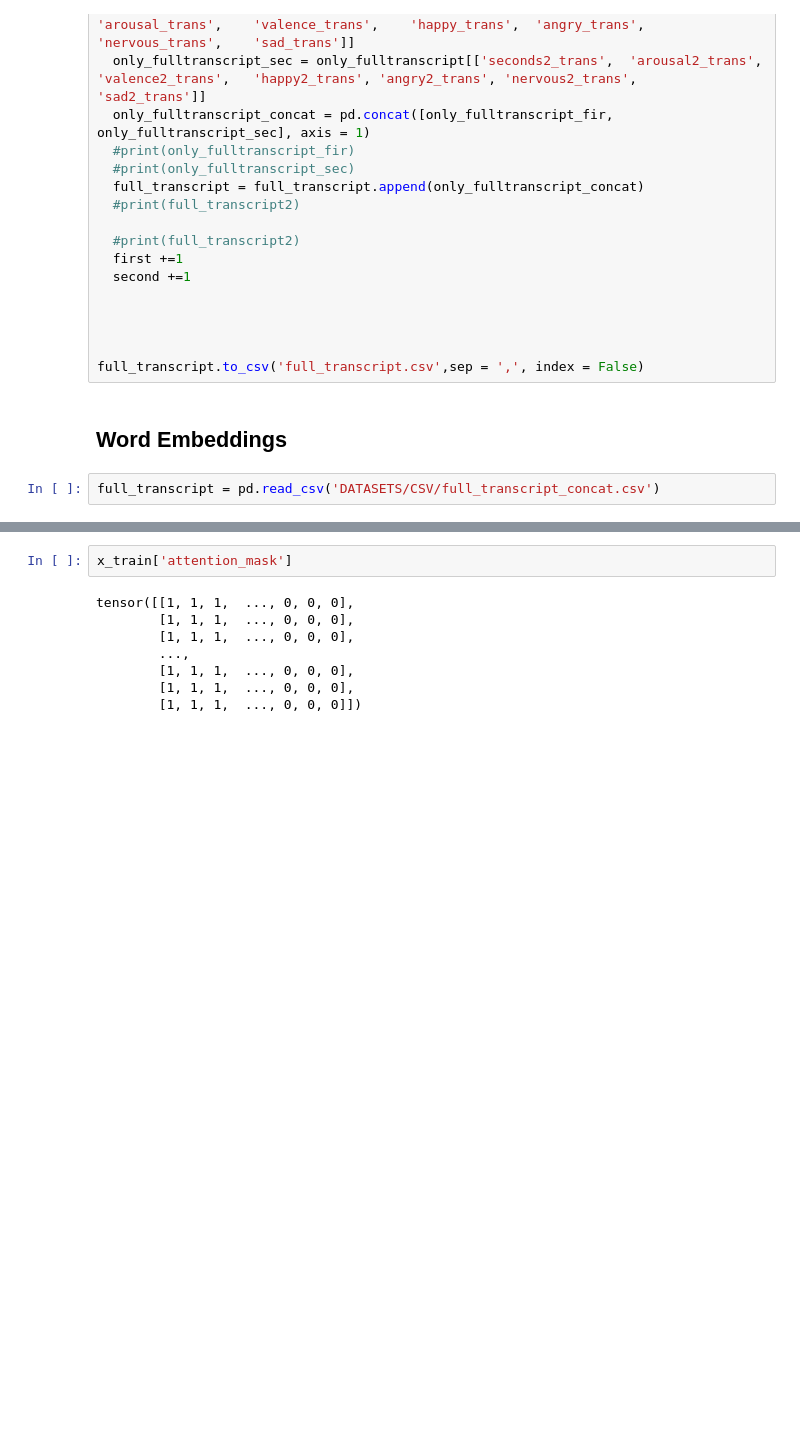
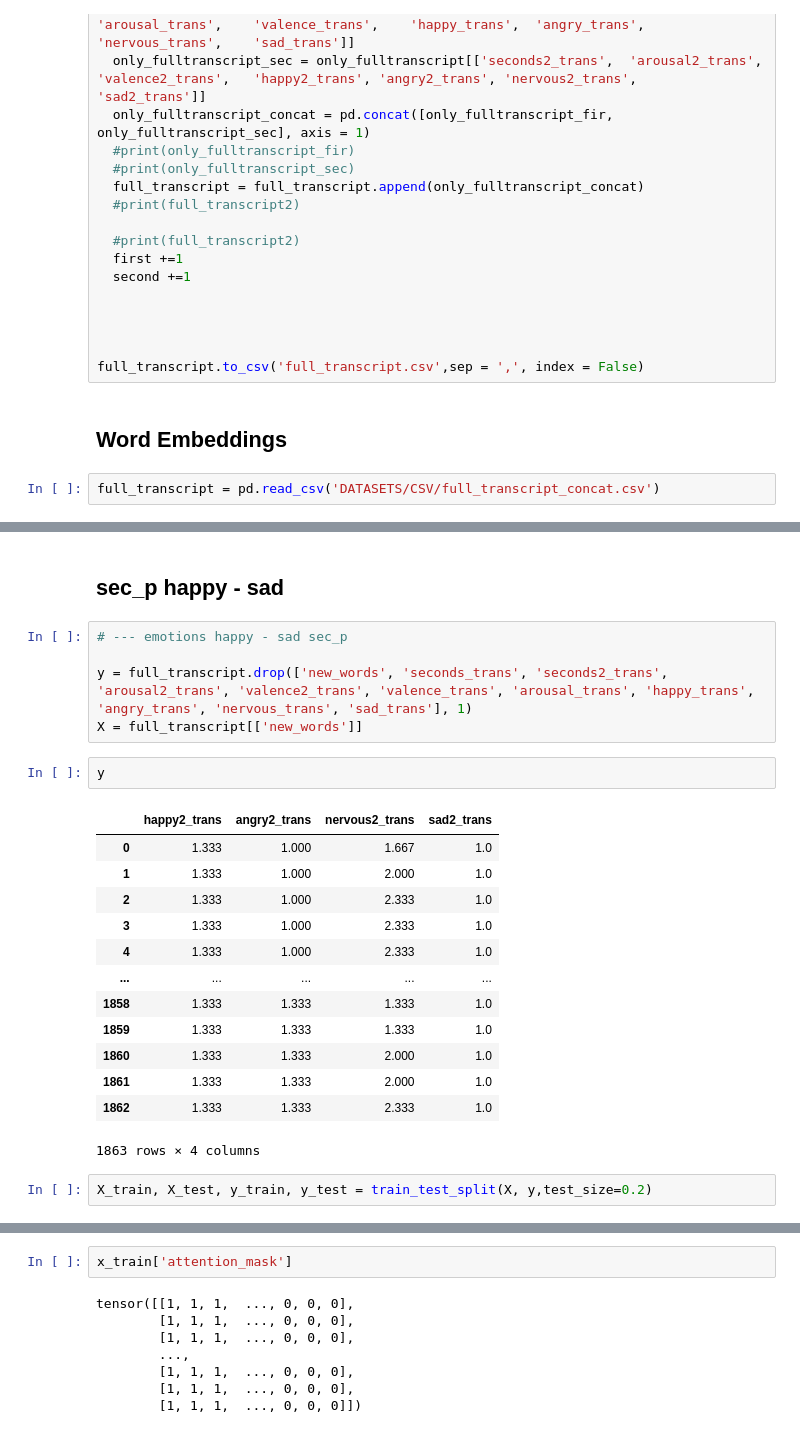
Before and after one commit to saber258/EEG_Text_alignment, a Jupyter notebook: notebooks/word_embeddings.ipynb, the cells around one changed output, grey strips where cells are left out. Cells and saved outputs as stored; diff of their text form; blank space fills up the shorter version.

```diff
--- a/notebooks/word_embeddings.ipynb
+++ b/notebooks/word_embeddings.ipynb
@@ -222,0 +520,25 @@ x_train = tokenizer(
+# %% [markdown]
+## sec_p happy - sad
+# %%
+# --- emotions happy - sad sec_p
+
+y = full_transcript.drop(['new_words', 'seconds_trans', 'seconds2_trans', 'arousal2_trans', 'valence2_trans', 'valence_trans', 'arousal_trans', 'happy_trans', 'angry_trans', 'nervous_trans', 'sad_trans'], 1)
+X = full_transcript[['new_words']]
+# %%
+y
+# %% [output]
+|  | happy2_trans | angry2_trans | nervous2_trans | sad2_trans |
+| 0 | 1.333 | 1.000 | 1.667 | 1.0 |
+| 1 | 1.333 | 1.000 | 2.000 | 1.0 |
+| 2 | 1.333 | 1.000 | 2.333 | 1.0 |
+| 3 | 1.333 | 1.000 | 2.333 | 1.0 |
+| 4 | 1.333 | 1.000 | 2.333 | 1.0 |
+| ... | ... | ... | ... | ... |
+| 1858 | 1.333 | 1.333 | 1.333 | 1.0 |
+| 1859 | 1.333 | 1.333 | 1.333 | 1.0 |
+| 1860 | 1.333 | 1.333 | 2.000 | 1.0 |
+| 1861 | 1.333 | 1.333 | 2.000 | 1.0 |
+| 1862 | 1.333 | 1.333 | 2.333 | 1.0 |
+1863 rows × 4 columns
+# %%
+X_train, X_test, y_train, y_test = train_test_split(X, y,test_size=0.2)
```
Also changed, not shown: parts of 56 cells of this notebook.
